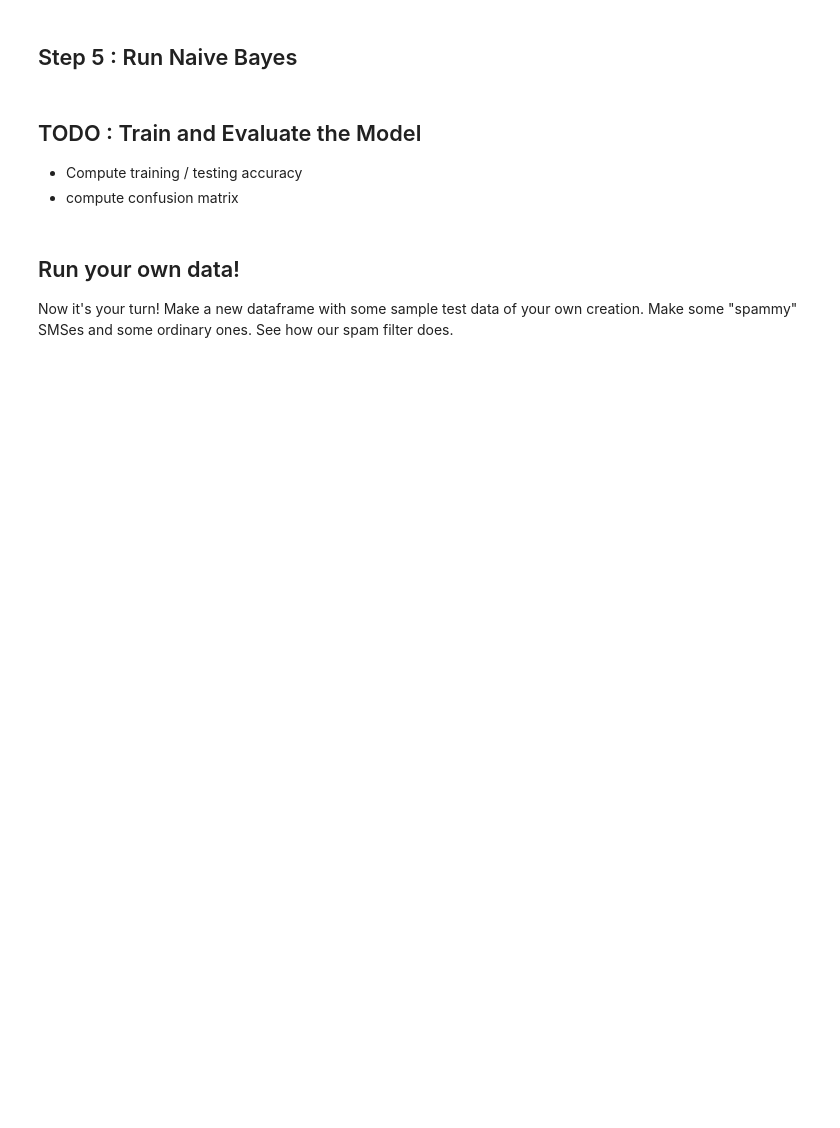
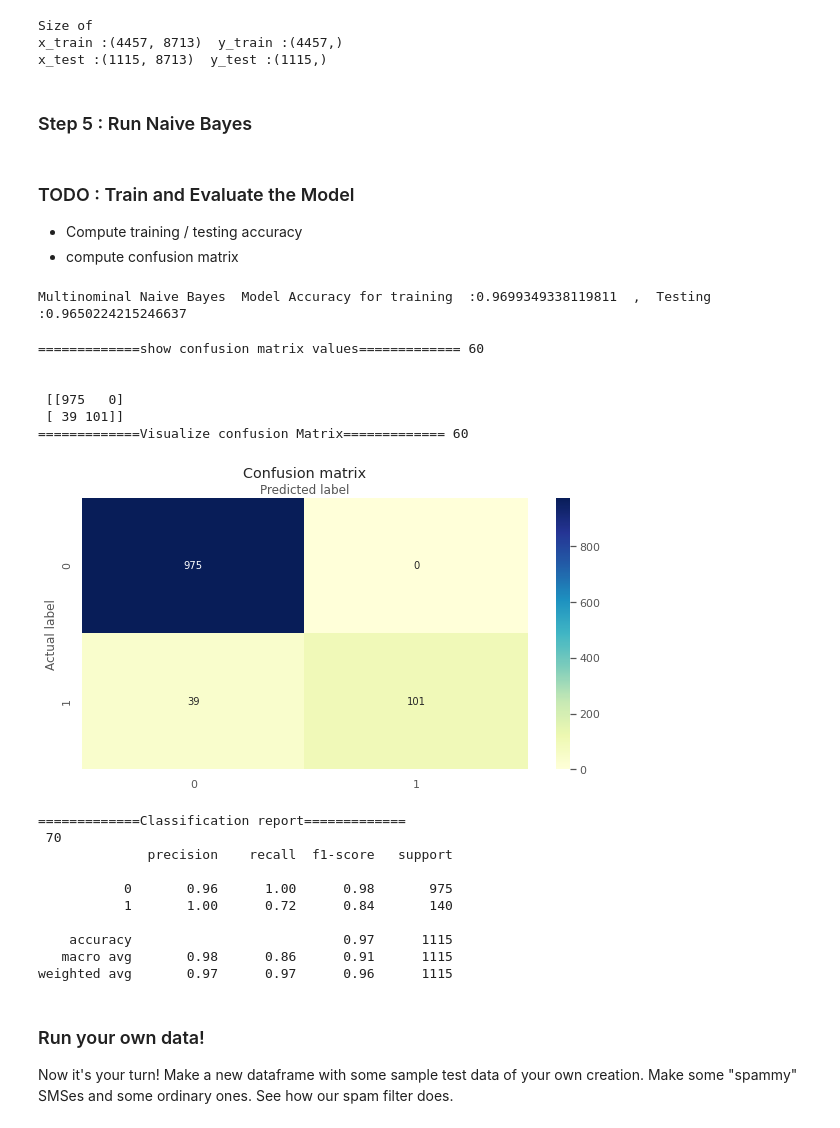
Before and after one commit to vgudur/machine-learning-learning-path-labs, a Jupyter notebook: naive-bayes/Vijji_Gudur_naive-bayes-1.ipynb, the cells around one changed output. Cells and saved outputs as stored; diff of their text form; code cells hidden in the pictures; blank space fills up the shorter version.

```diff
--- a/naive-bayes/Vijji_Gudur_naive-bayes-1.ipynb
+++ b/naive-bayes/Vijji_Gudur_naive-bayes-1.ipynb
@@ -73,30 +502,82 @@ y
 ## TODO: Use training / test split of 80%/20%
 
 from sklearn.model_selection import train_test_split
-
-x_train,x_test,y_train, y_test = train_test_split(x,y,  test_size=???)
-## to control train/test split set random_state to a number
-# x_train,x_test,y_train, y_test = train_test_split(x,y, random_state=0, test_size=0.3)
-
-print ("x_train :" , x_train.shape )
-print ("x_test :", x_test.shape)
-print ("y_train :", y_train.shape)
-print ("y_test :", y_test.shape)
+## split the data
+x_train , x_test , y_train , y_test = train_test_split(x , y, test_size = 0.20)
+print( "Size of \nx_train :{}  y_train :{} \nx_test :{}  y_test :{}".format(  x_train.shape ,  y_train.shape , x_test.shape, y_test.shape )  )
+# %% [output]
+Size of
+x_train :(4457, 8713)  y_train :(4457,)
+x_test :(1115, 8713)  y_test :(1115,)
 # %% [markdown]
-## Step 5 : Run Naive Bayes
+### Step 5 : Run Naive Bayes
 # %%
 from sklearn.naive_bayes import MultinomialNB
 
 nb = MultinomialNB ()
-
+modeltype = "Multinominal Naive Bayes"
 ##TODO : fit on (x_train, y_train)
+model = nb.fit(x_train, y_train)
 # %% [markdown]
-## TODO : Train and Evaluate the Model
+### TODO : Train and Evaluate the Model
 
 - Compute training / testing accuracy
 - compute confusion matrix
+# %%
+## Train the model
+tr_score = model.score(x_train, y_train)
+tst_score =   model.score(x_test, y_test)
+print ( "{0}  Model Accuracy for training  :{1}  ,  Testing :{2}".format( modeltype, tr_score ,   tst_score   ))
+# %% [output]
+Multinominal Naive Bayes  Model Accuracy for training  :0.9699349338119811  ,  Testing :0.9650224215246637
+# %%
+## Evaluate the model
+y_pred = model.predict(x_test)
+# %%
+from sklearn.metrics import classification_report, confusion_matrix
+
+print('=============show confusion matrix values=============', 60)
+# Show the Confusion Matrix
+cnf_matrix  = confusion_matrix(y_test, y_pred)
+print ('\n\t\t \n',cnf_matrix )
+
+
+print('=============Visualize confusion Matrix=============', 60)
+#Visualize confusion Matrix
+fig, ax1 = plt.subplots(figsize=(10,5))
+tick_marks = np.arange(len(feature_labels))
+plt.xticks(tick_marks, feature_labels)
+plt.yticks(tick_marks, feature_labels)
+# create heatmap
+sns.heatmap(pd.DataFrame(cnf_matrix ), cmap="YlGnBu" , annot=True,  fmt='g', ax=ax1)
+ax1.xaxis.set_label_position("top")
+plt.title('Confusion matrix', y=1.1)
+plt.ylabel('Actual label')
+plt.xlabel('Predicted label')
+plt.show()
+
+print('=============Classification report=============\n', 70)
+print(classification_report(y_test, y_pred))
+# %% [output]
+=============show confusion matrix values============= 60
+
+
+ [[975   0]
+ [ 39 101]]
+=============Visualize confusion Matrix============= 60
+[figure, added]
+=============Classification report=============
+ 70
+              precision    recall  f1-score   support
+
+           0       0.96      1.00      0.98       975
+           1       1.00      0.72      0.84       140
+
+    accuracy                           0.97      1115
+   macro avg       0.98      0.86      0.91      1115
+weighted avg       0.97      0.97      0.96      1115
 # %% [markdown]
-## Run your own data!
+### Run your own data!
 
 Now it's your turn!   Make a new dataframe with some sample test data of your own creation.  Make some "spammy" SMSes and some ordinary ones.  See how our spam filter does.
 # %%
```
Also changed, not shown: parts of 33 cells of this notebook.
